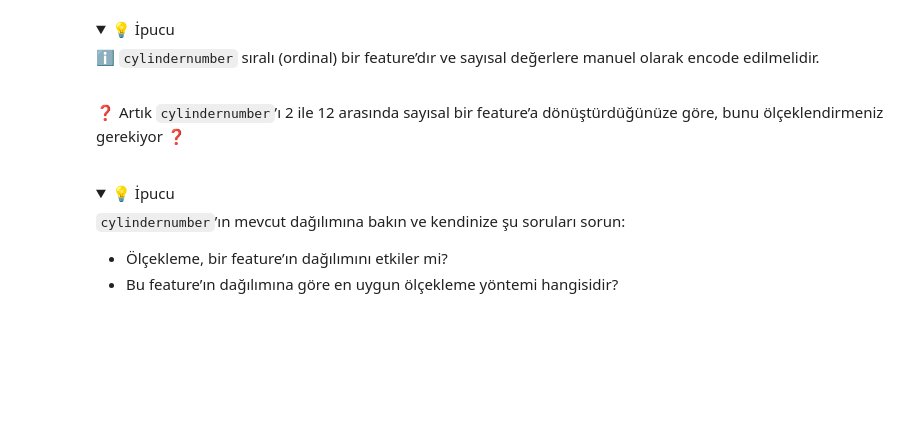
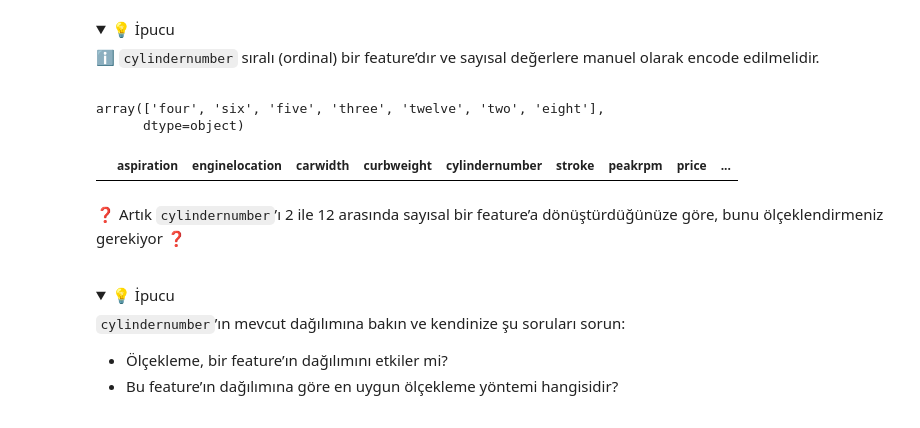
Before and after one commit to mertkaantopuz/S16D2-S-Data-car-prices, a Jupyter notebook: Car-Prices.ipynb, the cells around one changed output. Drawn from its saved outputs; the diff is of its cells as text; code cells hidden in the pictures; folded sections open; blank space fills up the shorter version.

```diff
--- a/Car-Prices.ipynb
+++ b/Car-Prices.ipynb
@@ -371,3 +454,29 @@ df.shape
+# %%
+df.cylindernumber.unique()
+# %% [output]
+array(['four', 'six', 'five', 'three', 'twelve', 'two', 'eight'],
+      dtype=object)
+# %%
+mapping = {
+    'two': 2,
+    'three': 3,
+    'four': 4,
+    'five': 5,
+    'six': 6,
+    'eight': 8,
+    'twelve': 12
+}
+
+df['cylindernumber'] = (
+    df['cylindernumber']
+    .astype(str)
+    .str.strip()
+    .str.lower()
+    .map(mapping)
+)
+df[df['cylindernumber'].isna()]
+# %% [output]
+|  | aspiration | enginelocation | carwidth | curbweight | cylindernumber | stroke | peakrpm | price | ... |
 # %% [markdown]
 ❓ Artık `cylindernumber`’ı 2 ile 12 arasında sayısal bir feature’a dönüştürdüğünüze göre, bunu ölçeklendirmeniz gerekiyor ❓
 
```
Also changed, not shown: parts of 23 cells of this notebook, 2 other files.
